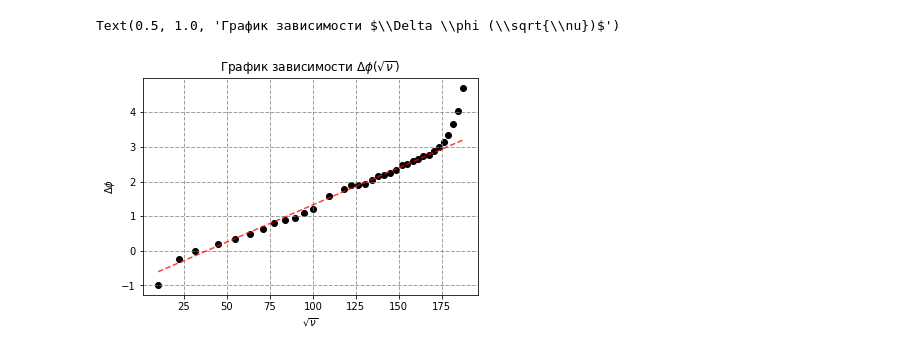
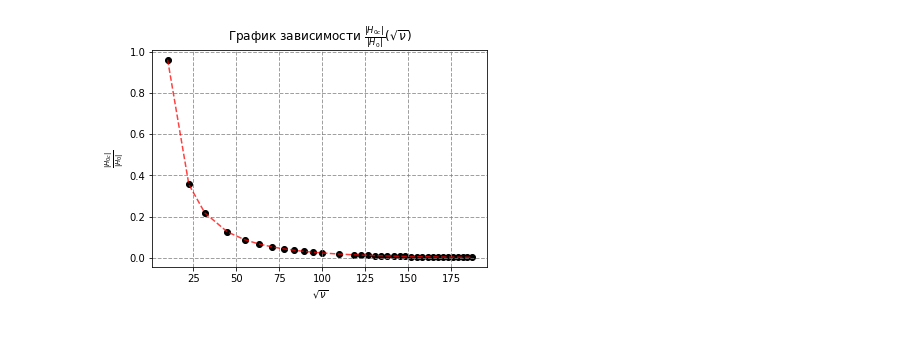
Before and after one commit to pavel-collab/MIPT_Labs, a Jupyter notebook: 3.7.1/python/graphics.ipynb, the cells around one changed output. Cells and saved outputs as stored; diff of their text form; code cells hidden in the pictures.

Commit message:
new graphics

```diff
--- a/3.7.1/python/graphics.ipynb
+++ b/3.7.1/python/graphics.ipynb
@@ -42,0 +168,7 @@ Delta_Psi y0 = 0.750395 ураааа, почти pi/4
+# %%
+def low_H(f):
+    A = 1/4 * (2*pi*a*h*sigma*mu0*f)*(2*pi*a*h*sigma*mu0*f)
+    return 1/(np.sqrt(1 + A))
+
+def hight_H(f):
+    return (2*math.sqrt(2)*delta(f)/a)*np.exp(-h/delta(f))
@@ -43,14 +218,15 @@ Delta_Psi y0 = 0.750395 ураааа, почти pi/4
 # %%
-# create figure and graph
-fig1, ax1 = PythonGraphMod.CreateSimpleGraph()
+fig7, ax7 = PythonGraphMod.CreateSimpleGraph()
 
-ax1.scatter(hight_sqrtf, Delta_Fi, c = 'black', marker = 'o')
-ax1.plot(hight_sqrtf, lin_Fi.intercept + lin_Fi.slope * hight_sqrtf, color='red', alpha=.75, lw=1.5, ls='--')
+ax7.scatter(np.sqrt(hight_f), hight_H(hight_f), c = 'black', marker = 'o')
+plt.plot(np.sqrt(hight_f), hight_H(hight_f), color='red', alpha=.75, lw=1.5, ls='--')
 
-PythonGraphMod.AddGreed(ax1)
-plt.ylabel(r'$\Delta \phi$')
+PythonGraphMod.AddGreed(ax7)
+plt.ylabel(r'$\frac{|H_{0c}|}{|H_0|}$')
 plt.xlabel(r'$\sqrt{\nu}$')
-plt.title (r'График зависимости $\Delta \phi (\sqrt{\nu})$')
+plt.title (r'График зависимости $\frac{|H_{0c}|}{|H_0|}(\sqrt{\nu})$')
+plt.show()
+
+fig7.savefig("../images/H_H0(sqrt).jpg")
 # %% [output]
-Text(0.5, 1.0, 'График зависимости $\\Delta \\phi (\\sqrt{\\nu})$')
-[figure, old version]
+[figure, new version]
```
Also changed, not shown: parts of 15 cells of this notebook, 12 other files.
